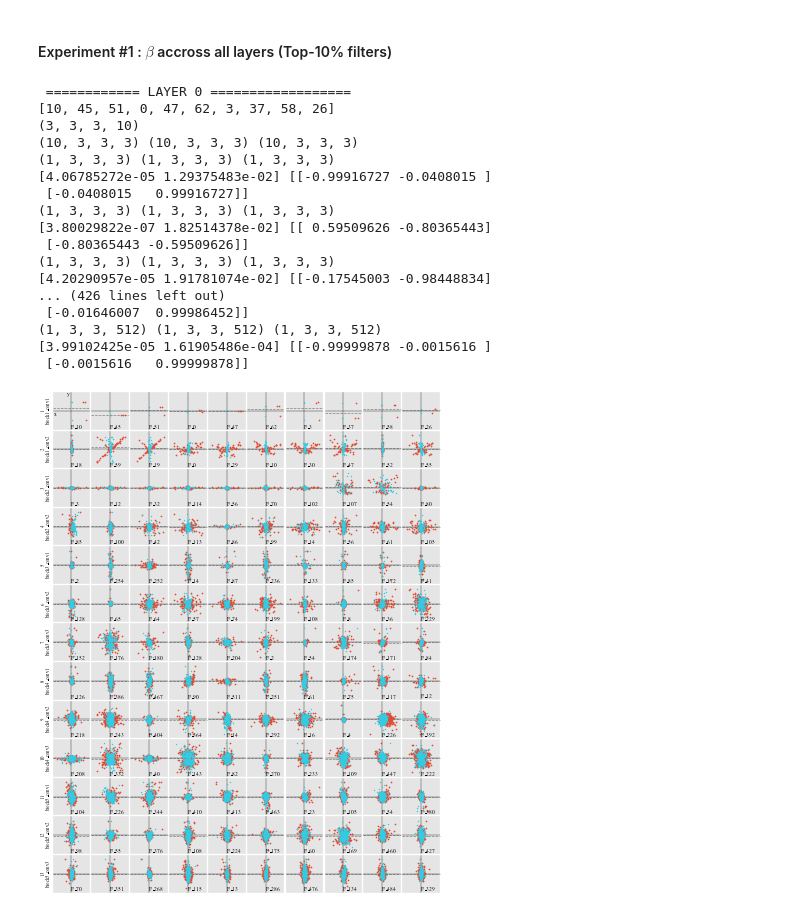
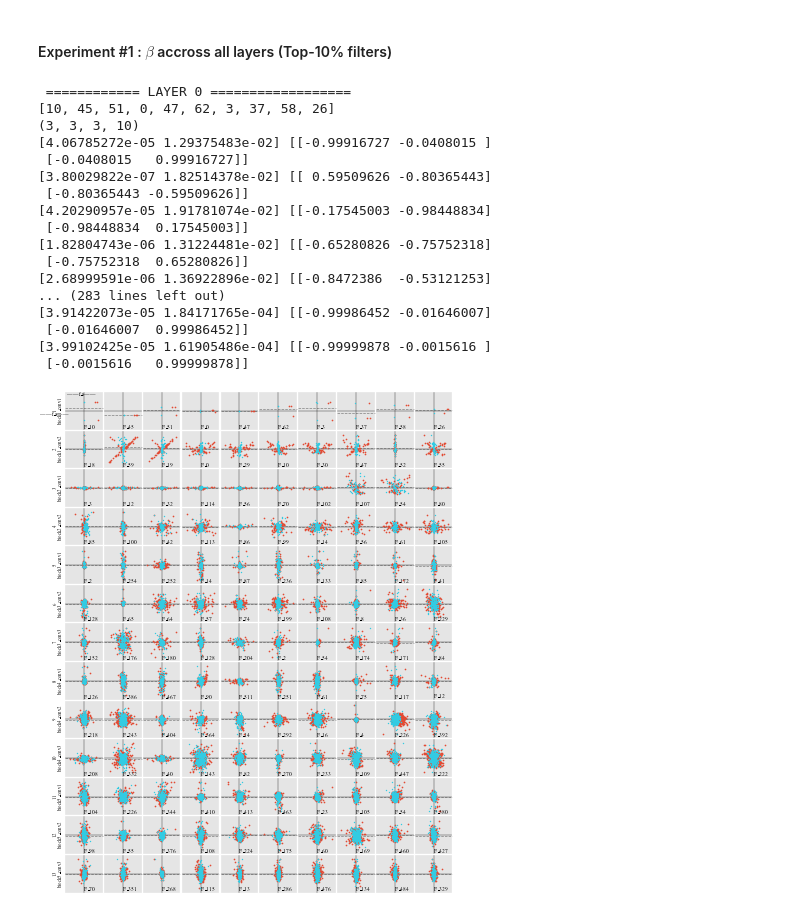
Before and after one commit to liamaltarac/miv_cvpr, a Jupyter notebook: antisym_bipolarity/vgg16_sym_antisym.ipynb, the cells around one changed output. Saved outputs shown, nothing was run; the diff lists cells and outputs as text; code cells hidden in the pictures.

```diff
--- a/antisym_bipolarity/vgg16_sym_antisym.ipynb
+++ b/antisym_bipolarity/vgg16_sym_antisym.ipynb
@@ -138,44 +138,44 @@ for l_num, l in enumerate(conv_layers):
 
 
 		if l_num == 0 and i ==0 :
-			ax[l_num, i].text(-0.2, lim*0.75, "y", ha='center', va='bottom', fontsize=8)
-			ax[l_num, i].text(-lim*0.8, -0.2, "x", ha='right', va='center', fontsize=8)
+			ax[l_num, i].text(-0.2, lim*0.75, "||f_s||", ha='center', va='bottom', fontsize=8)
+			ax[l_num, i].text(-lim*0.8, -0.2, "||f_a||", ha='right', va='center', fontsize=8)
 
 		ax[l_num, i].set_box_aspect(1)
 
 		ax[l_num, i].set_xticks([])
 		ax[l_num, i].set_yticks([])
 		ax[l_num, i].set_aspect('equal')
 		ax[l_num, i].collections[0].set_rasterized(True)
 		ax[l_num, i].collections[1].set_rasterized(True)
 
 		#ax[l_num, i].arrow(0, 0, e_vec[0]/lim, e_vec[1]/lim, color="black", linestyle="--")
 		#ax[l_num, i].arrow(0, 0, e_vec[0]*e_val*5, e_vec[1]*e_val*5, color="black", linestyle="--")
 
 		#ax[l_num, i].set_title(f"{c:.2f}, {s:.2f}")
 for i in range(len(conv_layers)):
 	ax[i, 0].set_ylabel(f"{i+1}\n{conv_layers[i].name}", fontsize=7)
 
 #fig.subplots_adjust(left=None, bottom=None, right=0.005, top=0.005)
 # %% [output]
  ============ LAYER 0 ==================
 [10, 45, 51, 0, 47, 62, 3, 37, 58, 26]
 (3, 3, 3, 10)
-(10, 3, 3, 3) (10, 3, 3, 3) (10, 3, 3, 3)
-(1, 3, 3, 3) (1, 3, 3, 3) (1, 3, 3, 3)
 [4.06785272e-05 1.29375483e-02] [[-0.99916727 -0.0408015 ]
  [-0.0408015   0.99916727]]
-(1, 3, 3, 3) (1, 3, 3, 3) (1, 3, 3, 3)
 [3.80029822e-07 1.82514378e-02] [[ 0.59509626 -0.80365443]
  [-0.80365443 -0.59509626]]
-(1, 3, 3, 3) (1, 3, 3, 3) (1, 3, 3, 3)
 [4.20290957e-05 1.91781074e-02] [[-0.17545003 -0.98448834]
-... (426 lines left out)
+ [-0.98448834  0.17545003]]
+[1.82804743e-06 1.31224481e-02] [[-0.65280826 -0.75752318]
+ [-0.75752318  0.65280826]]
+[2.68999591e-06 1.36922896e-02] [[-0.8472386  -0.53121253]
+... (283 lines left out)
+[3.91422073e-05 1.84171765e-04] [[-0.99986452 -0.01646007]
  [-0.01646007  0.99986452]]
-(1, 3, 3, 512) (1, 3, 3, 512) (1, 3, 3, 512)
 [3.99102425e-05 1.61905486e-04] [[-0.99999878 -0.0015616 ]
  [-0.0015616   0.99999878]]
-[figure, old version]
+[figure, new version]
 # %%
 fig.subplots_adjust(wspace=0.025, hspace=0.025)
 plt.show()
```
Also changed, not shown: 2 other files.
